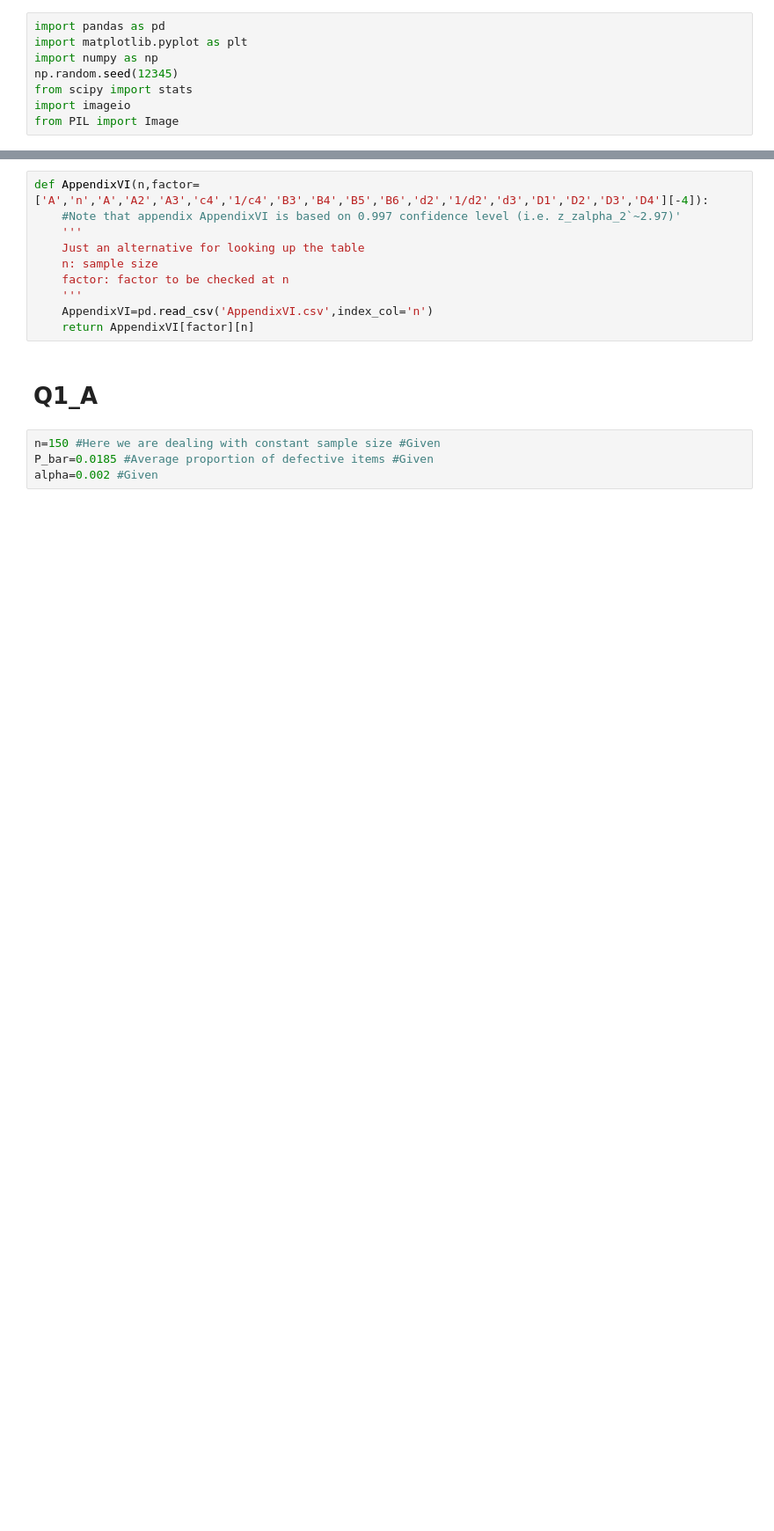
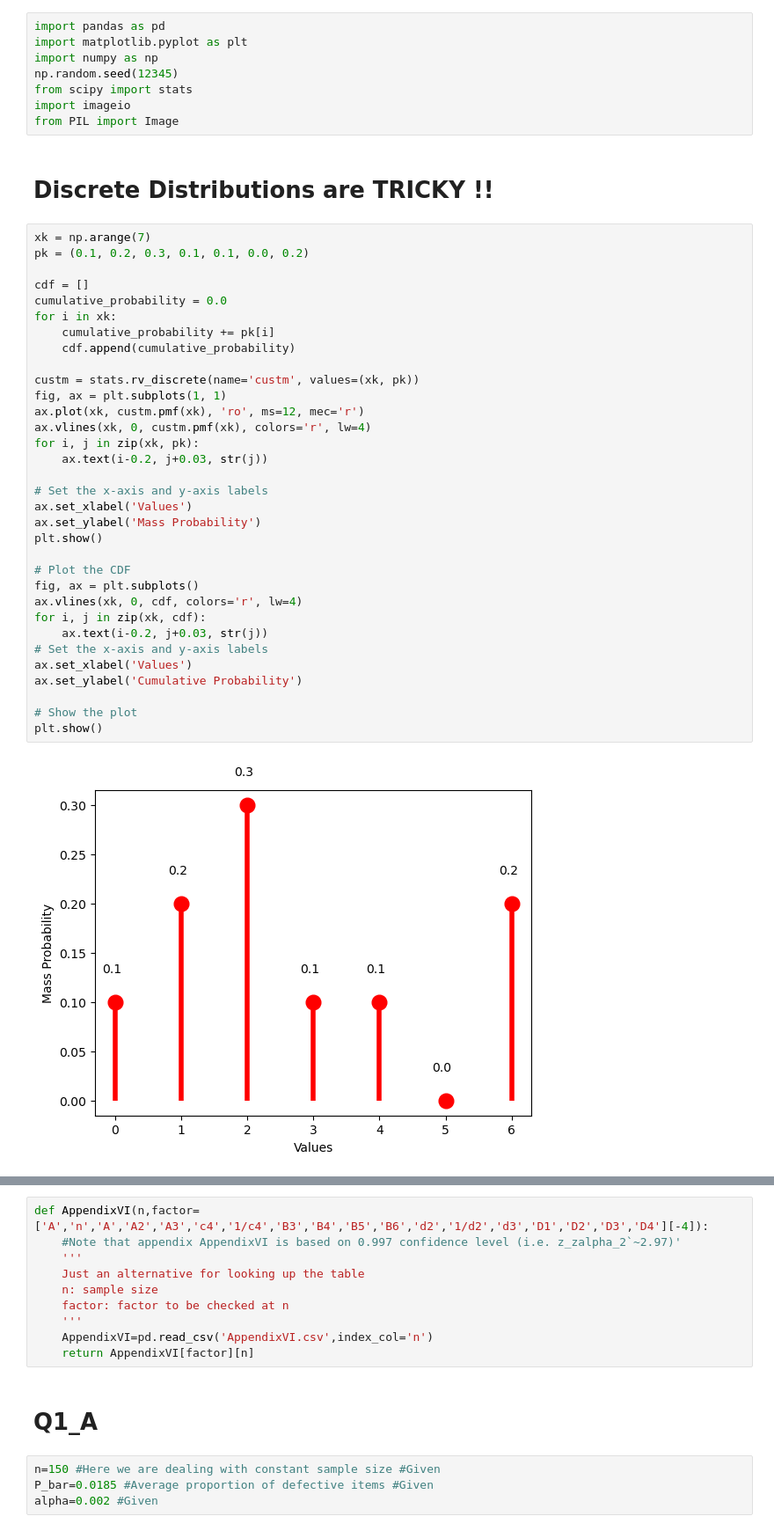
Before and after one commit to MoH-assan/Teaching-Python-For-Quality-Control-, a Jupyter notebook: 8_Control_Chart_Attibutes/np_chart_Phase2_Easyway.ipynb, the cells around one changed output, grey strips where cells are left out. Shown at 88% size. Drawn from its saved outputs; the diff is of its cells as text; blank space fills up the shorter version.

```diff
--- a/8_Control_Chart_Attibutes/np_chart_Phase2_Easyway.ipynb
+++ b/8_Control_Chart_Attibutes/np_chart_Phase2_Easyway.ipynb
@@ -6,3 +6,40 @@ np.random.seed(12345)
 from scipy import stats
 import imageio
 from PIL import Image
+# %% [markdown]
+# Discrete Distributions are TRICKY !!
+# %%
+xk = np.arange(7)
+pk = (0.1, 0.2, 0.3, 0.1, 0.1, 0.0, 0.2)
+
+cdf = []
+cumulative_probability = 0.0
+for i in xk:
+    cumulative_probability += pk[i]
+    cdf.append(cumulative_probability)
+
+custm = stats.rv_discrete(name='custm', values=(xk, pk))
+fig, ax = plt.subplots(1, 1)
+ax.plot(xk, custm.pmf(xk), 'ro', ms=12, mec='r')
+ax.vlines(xk, 0, custm.pmf(xk), colors='r', lw=4)
+for i, j in zip(xk, pk):
+    ax.text(i-0.2, j+0.03, str(j))
+
+# Set the x-axis and y-axis labels
+ax.set_xlabel('Values')
+ax.set_ylabel('Mass Probability')
+plt.show()
+
+# Plot the CDF
+fig, ax = plt.subplots()
+ax.vlines(xk, 0, cdf, colors='r', lw=4)
+for i, j in zip(xk, cdf):
+    ax.text(i-0.2, j+0.03, str(j))
+# Set the x-axis and y-axis labels
+ax.set_xlabel('Values')
+ax.set_ylabel('Cumulative Probability')
+
+# Show the plot
+plt.show()
+# %% [output]
+[figure, added]
```
Also changed, not shown: parts of 4 cells of this notebook.
